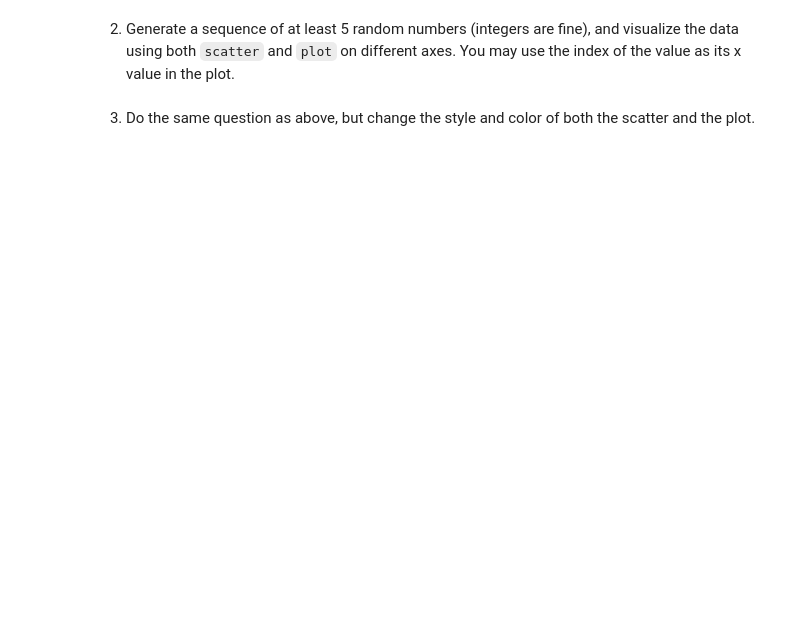
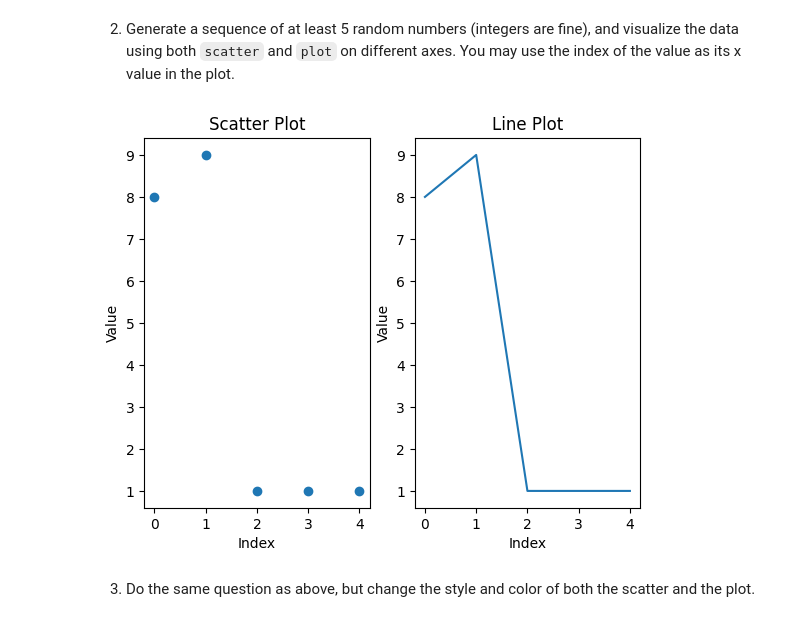
Before and after one commit to anythonyschomer/pyplot-1, a Jupyter notebook: pyplot.ipynb, the cells around one changed output. Drawn from its saved outputs; the diff is of its cells as text; code cells hidden in the pictures; blank space fills up the shorter version.

```diff
--- a/pyplot.ipynb
+++ b/pyplot.ipynb
@@ -25,4 +38,26 @@ letter_freq = dict(Counter(TEXT))
 # %% [markdown]
 2. Generate a sequence of at least 5 random numbers (integers are fine), and visualize the data using both `scatter` and `plot` on different axes.  You may use the index of the value as its x value in the plot.
+# %%
+import matplotlib.pyplot as plt
+import random
+
+# generate a list of 5 random integers between 0-9
+random_ints = [random.randint(0, 9) for _ in range(5)]
+
+# create a new figure and two subplots
+fig, (ax1, ax2) = plt.subplots(nrows=1, ncols=2)
+
+# plot the data as a scatter plot on the first axis
+ax1.scatter(range(len(random_ints)), random_ints)
+ax1.set(title='Scatter Plot', xlabel='Index', ylabel='Value')
+
+# plot the data as a line plot on the second axis
+ax2.plot(range(len(random_ints)), random_ints)
+ax2.set(title='Line Plot', xlabel='Index', ylabel='Value')
+
+# show the plot
+plt.show()
+# %% [output]
+[figure, added]
 # %% [markdown]
 3. Do the same question as above, but change the style and color of both the scatter and the plot.
```
Also changed, not shown: parts of 3 cells of this notebook.
